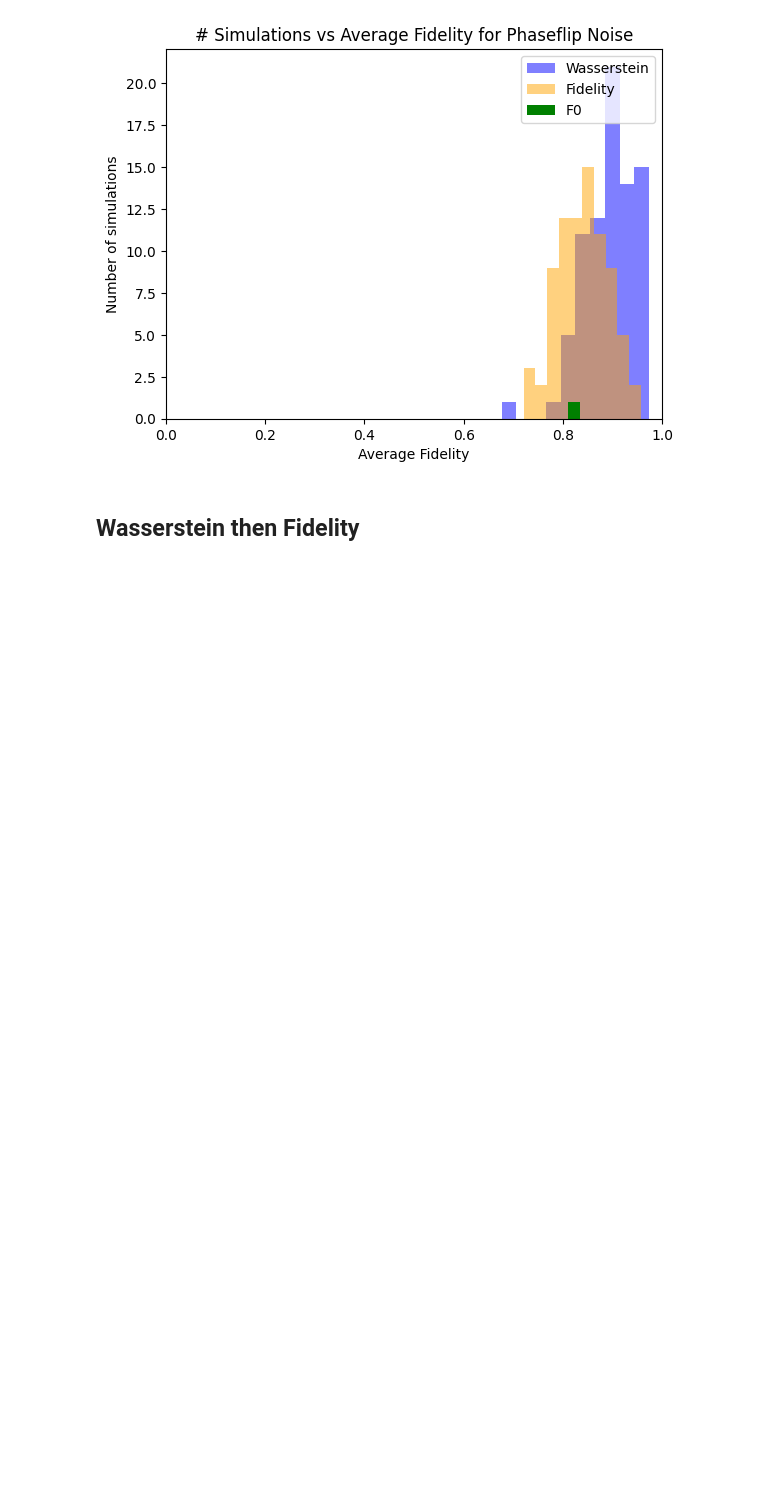
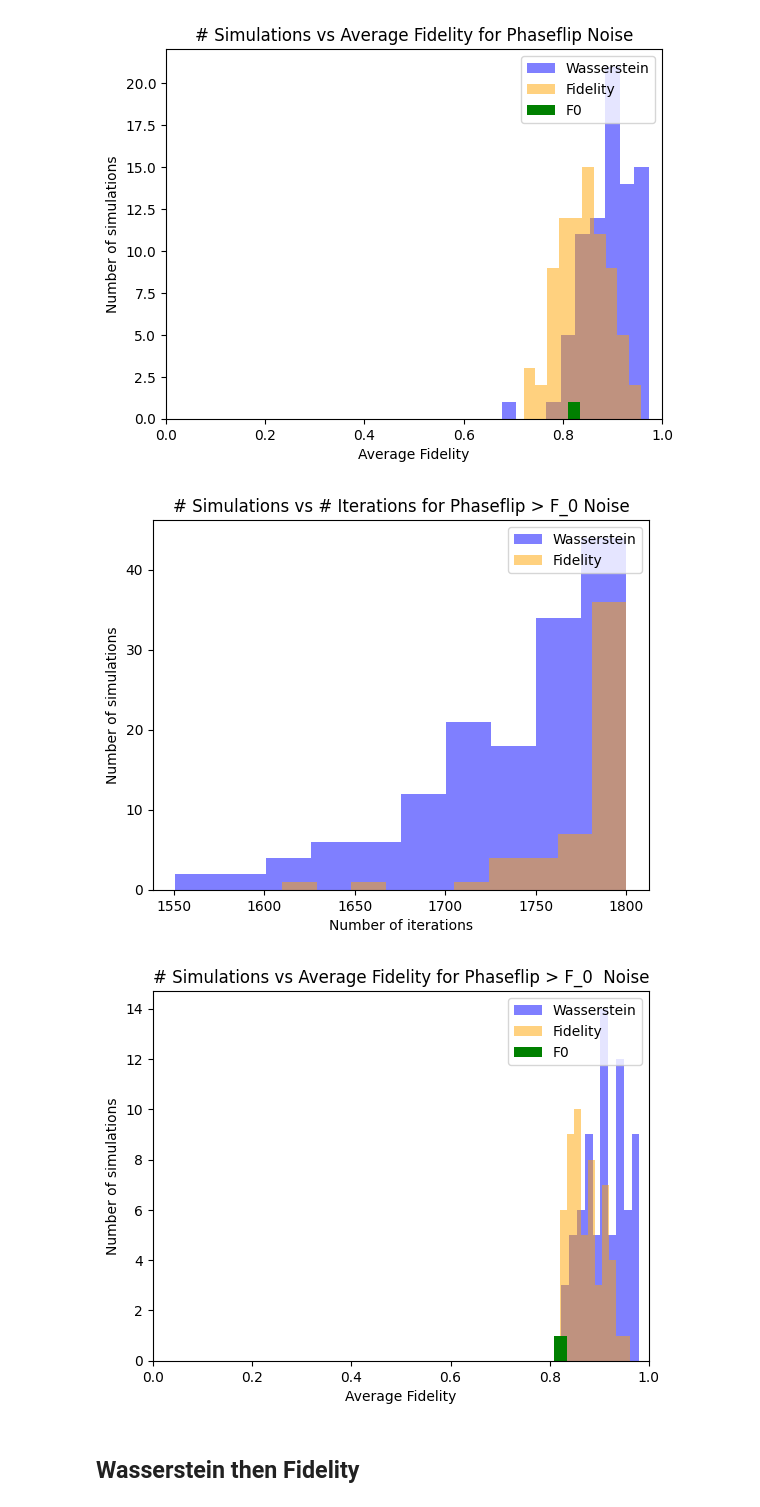
Before and after one commit to mattyen07/CPEN400Q-FinalProject, a Jupyter notebook: qec.ipynb, the cells around one changed output. Saved outputs shown, nothing was run; the diff lists cells and outputs as text; code cells hidden in the pictures; blank space fills up the shorter version.

Commit message:
NEW GRAPHS

```diff
--- a/qec.ipynb
+++ b/qec.ipynb
@@ -568,6 +568,11 @@ for i in range(num_sim):
    if wassFidelityPhaseflip[i] > f_0:
       wassIterationsPhaseflipFiltered.append(wassIterationsPhaseflip[i])
       wassFidelityPhaseflipFiltered.append(wassFidelityPhaseflip[i])
+# %%
+plotSimulation(wassIterationsPhaseflipFiltered, FidelityIterationsPhaseflipFiltered, wassFidelityPhaseflipFiltered, fidelityFidelityPhaseflipFiltered, "Phaseflip > F_0 ")
+# %% [output]
+[figure, added]
+[figure, added]
 # %% [markdown]
 ## Wasserstein then Fidelity
 # %%
```
